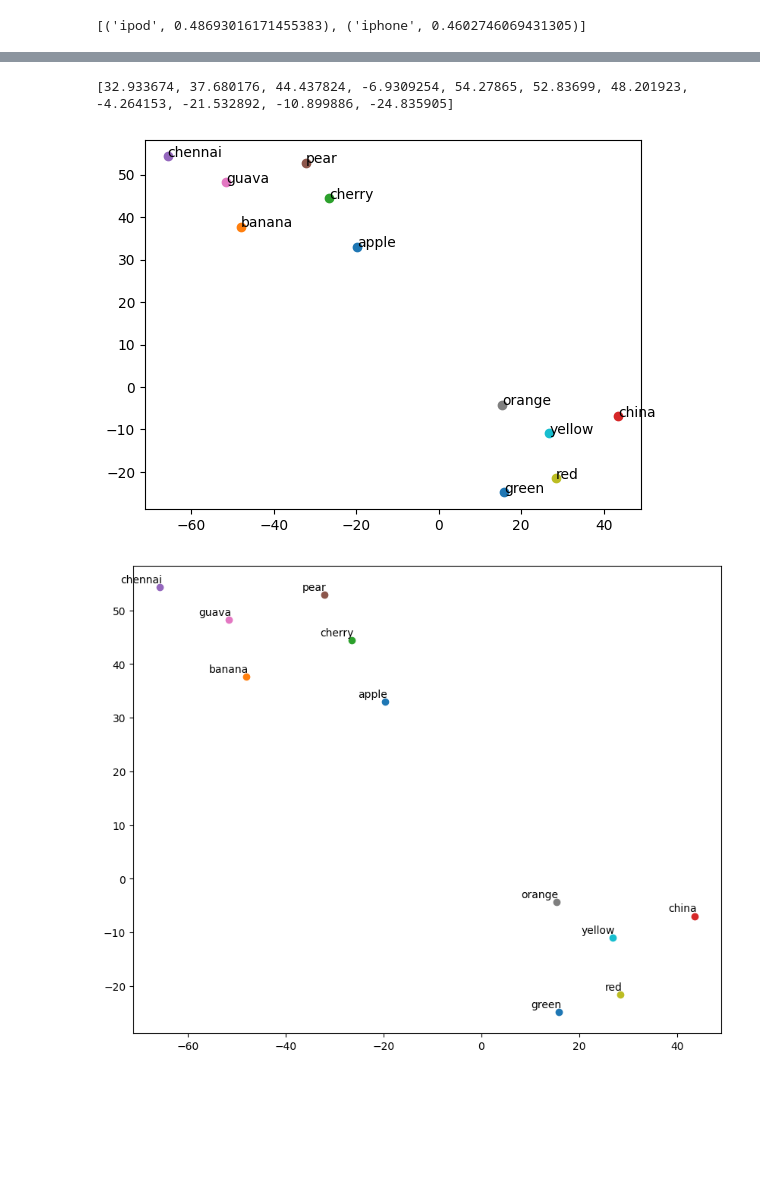
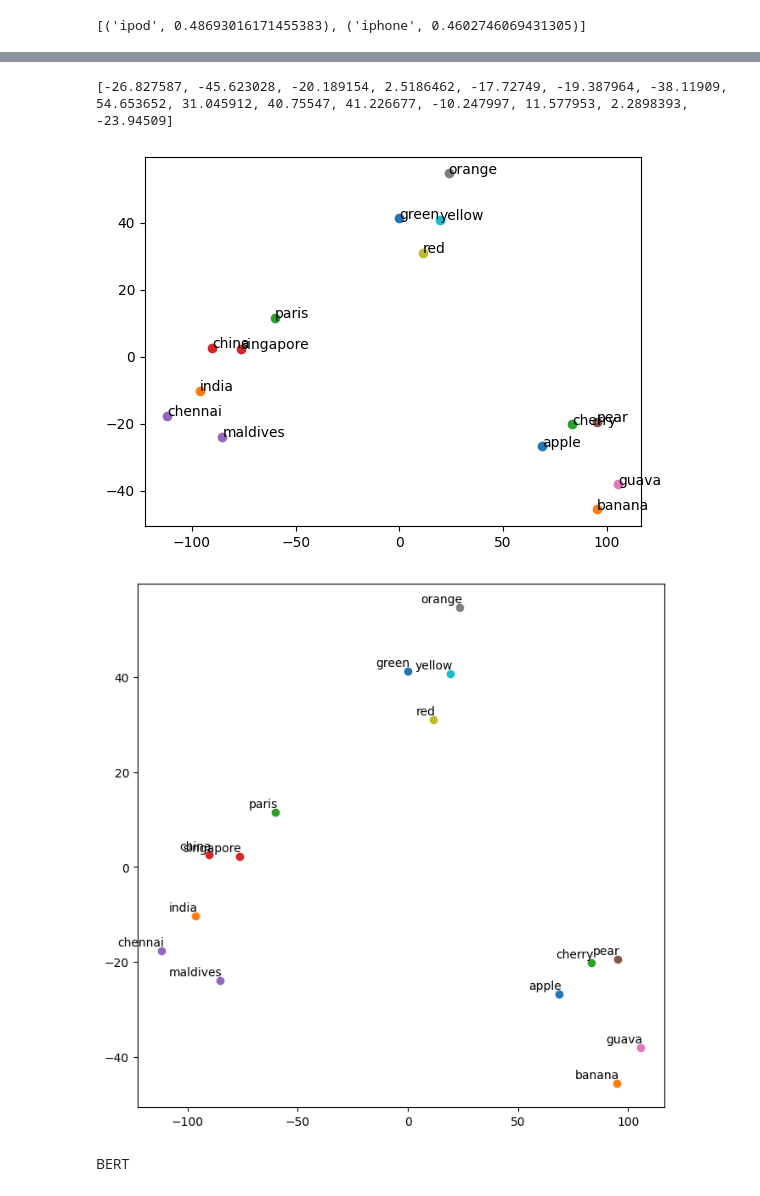
Before and after one commit to MathalinAK/NLP, a Jupyter notebook: NLP_Linguistic_Features.ipynb, the cells around one changed output, grey strips where cells are left out. Saved outputs shown, nothing was run; the diff lists cells and outputs as text; code cells hidden in the pictures; blank space fills up the shorter version.

```diff
--- a/NLP_Linguistic_Features.ipynb
+++ b/NLP_Linguistic_Features.ipynb
@@ -710,5 +708,7 @@ my_words=["apple","banana","cherry","china","chennai","pear","guava","orange","r
 # %% [markdown]
 glove
+# %%
+my_words=["apple","banana","cherry","china","chennai","pear","guava","orange","red","yellow","green","india","paris","singapore","maldives"]
 # %%
 !pip install glove_python
 # %% [output]
@@ -838,21 +848,23 @@ for i in fit_model:
 # %%
 print(y)
 # %% [output]
-[32.933674, 37.680176, 44.437824, -6.9309254, 54.27865, 52.83699, 48.201923, -4.264153, -21.532892, -10.899886, -24.835905]
+[-26.827587, -45.623028, -20.189154, 2.5186462, -17.72749, -19.387964, -38.11909, 54.653652, 31.045912, 40.75547, 41.226677, -10.247997, 11.577953, 2.2898393, -23.94509]
 # %%
 for i in range(len(x)):
   plt.scatter(x[i],y[i])
   plt.annotate(word1[i],(x[i],y[i]))
 plt.show()
 # %% [output]
-[figure, old version]
+[figure, new version]
 # %%
-plt.figure(figsize=(10,8))
+plt.figure(figsize=(8,8))
 for i in range(len(x)):
   plt.scatter(x[i],y[i])
   plt.annotate(word1[i],(x[i],y[i]),
                xytext=(2,2),textcoords='offset points',
   ha='right',va='bottom')
 plt.show()
 # %% [output]
-[figure, old version]
+[figure, new version]
+# %% [markdown]
+BERT
```
Also changed, not shown: parts of 22 cells of this notebook.
